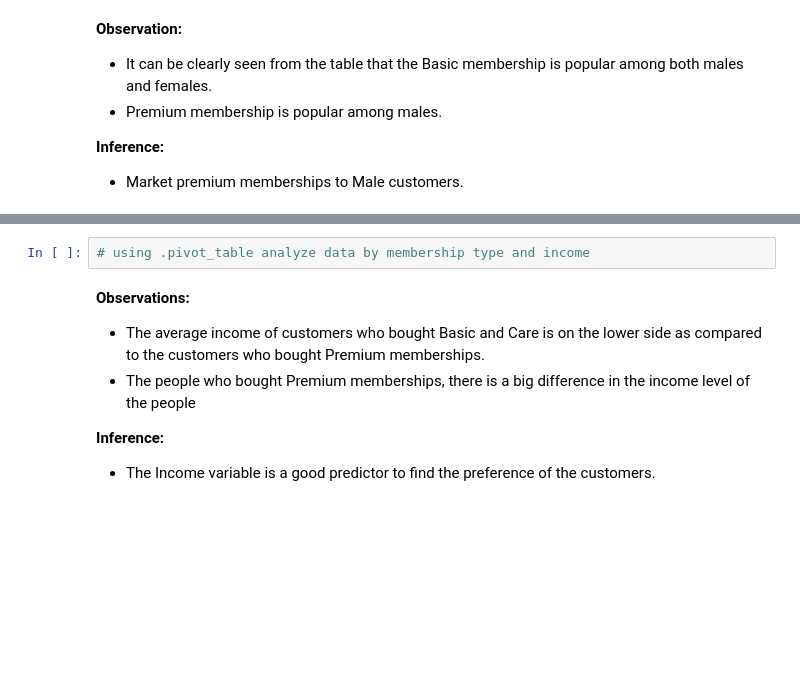
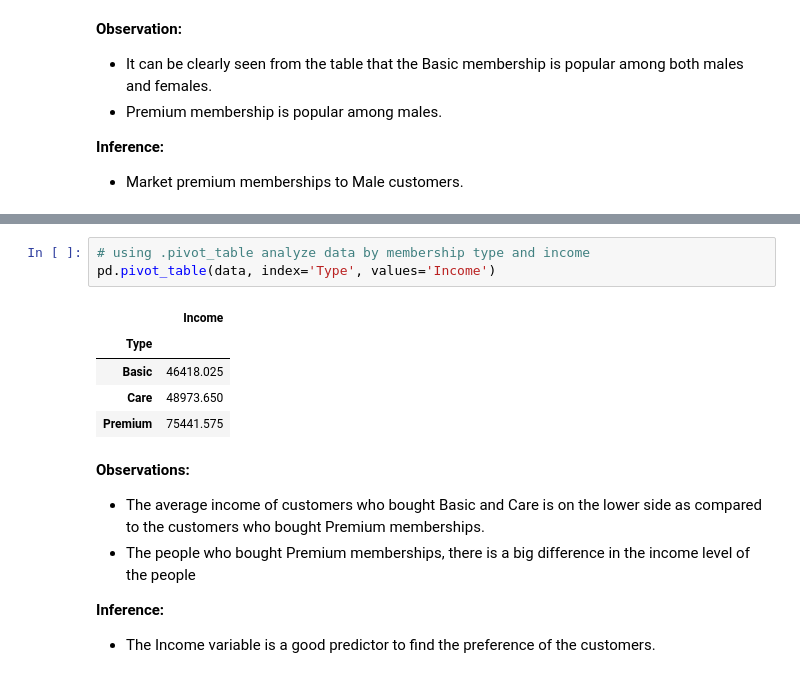
Before and after one commit to vinigonz1993/jupyterGoodLifeAnalysis, a Jupyter notebook: Goodlife_Fitness.ipynb, the cells around one changed output, grey strips where cells are left out. Saved outputs shown, nothing was run; the diff lists cells and outputs as text; blank space fills up the shorter version.

```diff
--- a/Goodlife_Fitness.ipynb
+++ b/Goodlife_Fitness.ipynb
@@ -140,5 +157,12 @@ data.boxplot(by='Type', column='Income')
 # %%
 # using .pivot_table analyze data by membership type and income
+pd.pivot_table(data, index='Type', values='Income')
+# %% [output]
+|  | Income |
+| Type |  |
+| Basic | 46418.025 |
+| Care | 48973.650 |
+| Premium | 75441.575 |
 # %% [markdown]
 **Observations:**
 - The average income of customers who bought Basic and Care is on the lower side as compared to the customers who bought Premium memberships.
```
Also changed, not shown: parts of 2 cells of this notebook.
